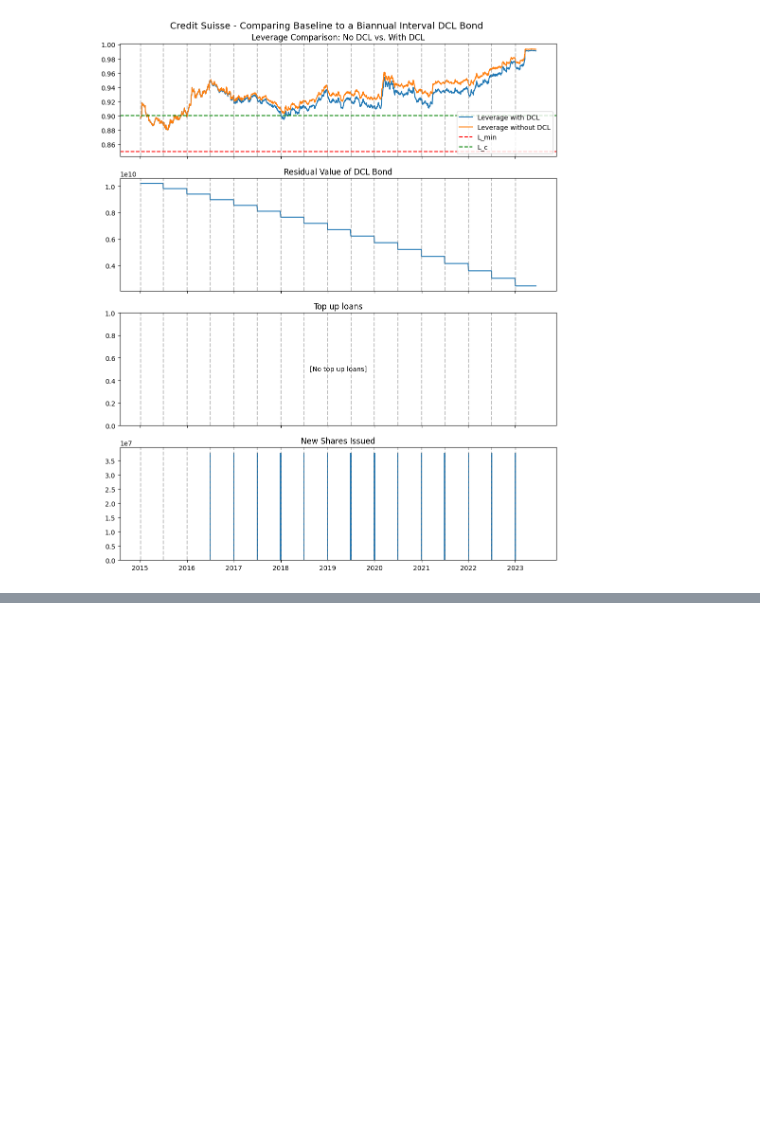
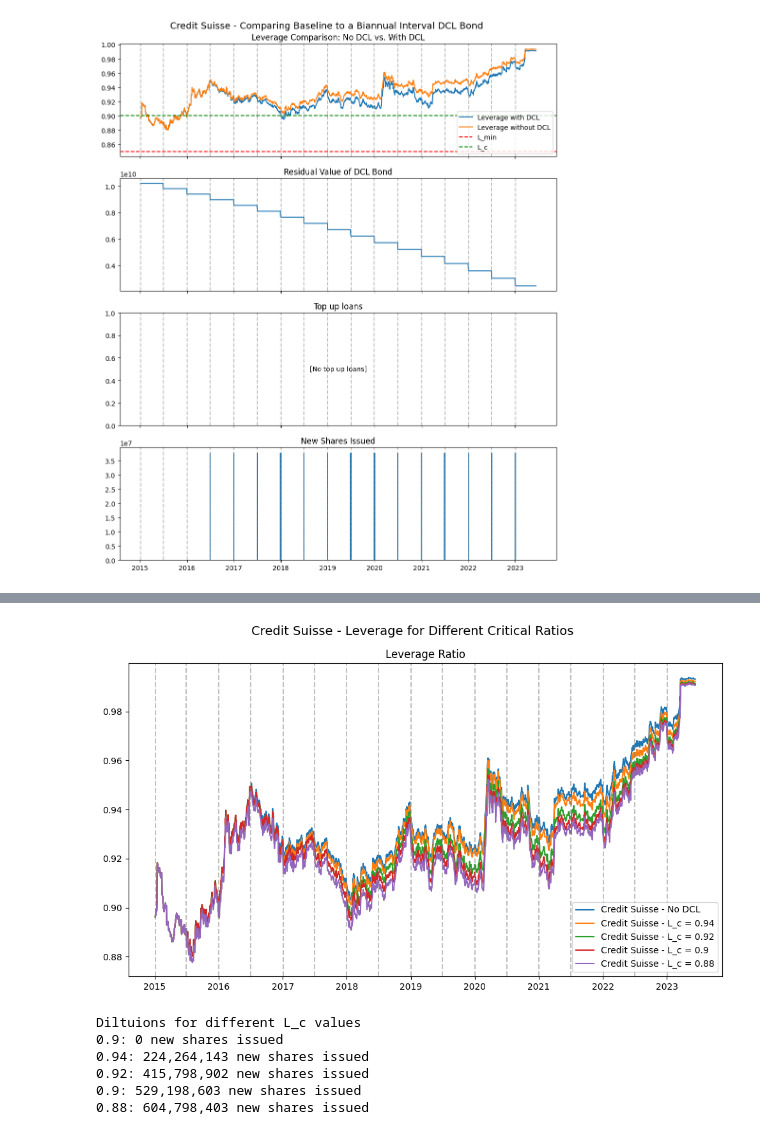
Before and after one commit to steinarb1234/DCL_coco_bond, a Jupyter notebook: main.ipynb, the cells around one changed output, grey strips where cells are left out. Cells and saved outputs as stored; diff of their text form; code cells hidden in the pictures; blank space fills up the shorter version.

```diff
--- a/main.ipynb
+++ b/main.ipynb
@@ -663,3 +688,32 @@ plot_leverage_ratios([cs_no_dcl, cs_dcl_yearly, cs_dcl_biannual, cs_dcl_monthly,
+# %%
+# Compare different L_c values
+
+cs_dcl_leverage_ratios = [
+    DCL_Bond(
+        name       = f"Credit Suisse - L_c = {db_L_c}",
+        ticker_ric = "CSGN.S^F23",          # Reuters Intrument Code (RIC) for the ticker
+        Q_init     = cs_Q_init,             # Initial value of DCL bonds
+        L_min      = cs_L_min,              # Minimum leverage ratio
+        L_c        = db_L_c,                # Critical leverage ratio
+        S_p        = "initial share price", # Conversion price
+        r          = cs_r,                  # Risk free rate TODO: change to timeseries?
+        T_years    = 10,                    # Number of years to maturity for DCL bonds
+        freq       = 2,              # Frequency of interest payments and leverage considerations
+    ) for db_L_c in [0.94, 0.92, 0.9, 0.88]
+]
+cs_dcl_leverage_ratios.insert(0, cs_no_dcl)
+# %%
+
+# Plot the leverages different L_c values
+plot_leverage_ratios(cs_dcl_leverage_ratios, title="Credit Suisse - Leverage for Different Critical Ratios", interv_lines = True, L_c_lines = False)
+# %% [output]
+[figure, added]
+Diltuions for different L_c values
+0.9: 0 new shares issued
+0.94: 224,264,143 new shares issued
+0.92: 415,798,902 new shares issued
+0.9: 529,198,603 new shares issued
+0.88: 604,798,403 new shares issued
 # %%
 # Calculate total value of dilutions for new shares issued
 
```
Also changed, not shown: parts of 8 cells of this notebook, 20 other files.
